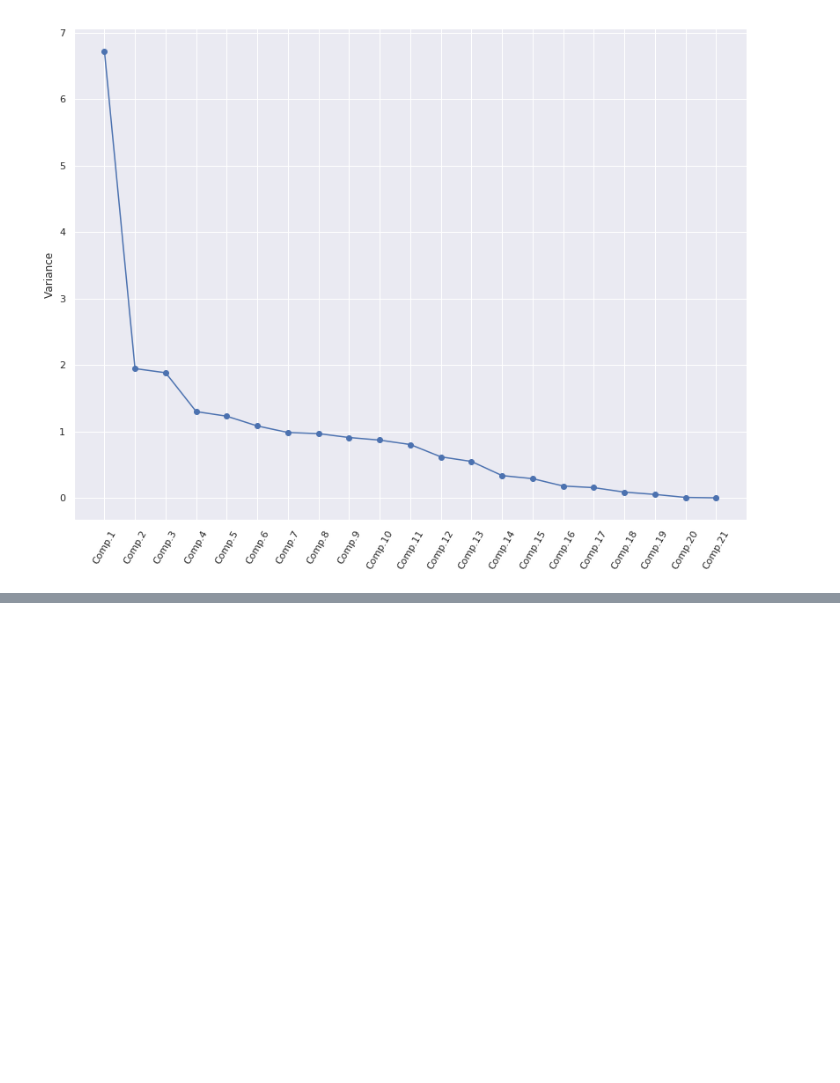
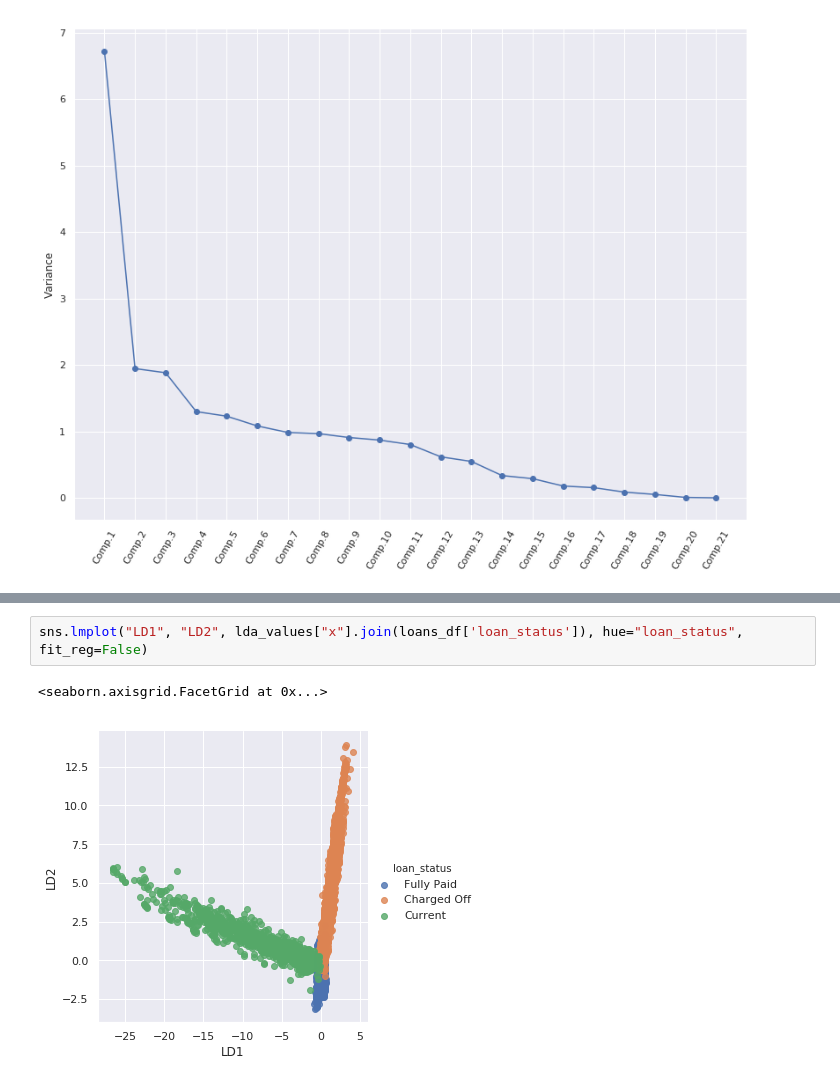
Before and after one commit to abhayace/loan-default-factors, a Jupyter notebook: Loan_Assignment_final.ipynb, the cells around one changed output, grey strips where cells are left out. Drawn from its saved outputs; the diff is of its cells as text; blank space fills up the shorter version.

```diff
--- a/Loan_Assignment_final.ipynb
+++ b/Loan_Assignment_final.ipynb
@@ -604,0 +705,5 @@ pca.components_.shape
+# %%
+sns.lmplot("LD1", "LD2", lda_values["x"].join(loans_df['loan_status']), hue="loan_status", fit_reg=False)
+# %% [output]
+<seaborn.axisgrid.FacetGrid at 0x...>
+[figure, added]
```
Also changed, not shown: parts of 8 cells of this notebook.
